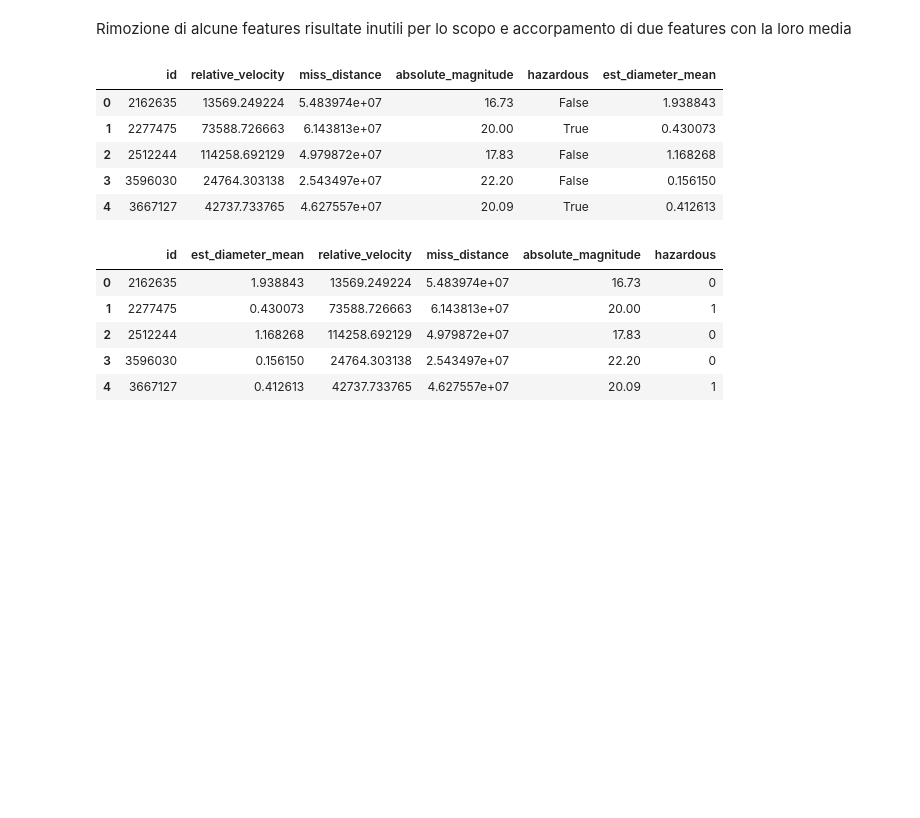
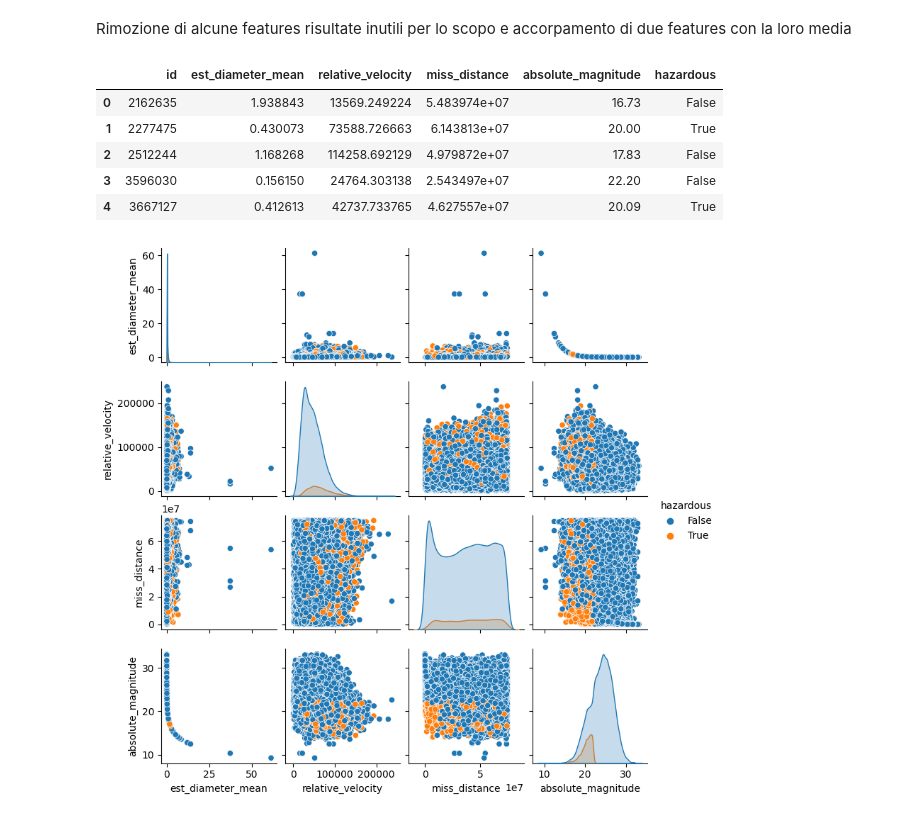
Before and after one commit to Giut0/NASA-NEO-Project, a Jupyter notebook: data_pre-proscessing.ipynb, the cells around one changed output. Cells and saved outputs as stored; diff of their text form; code cells hidden in the pictures; blank space fills up the shorter version.

```diff
--- a/data_pre-proscessing.ipynb
+++ b/data_pre-proscessing.ipynb
@@ -26,11 +22,15 @@ Rimozione di alcune features risultate inutili per lo scopo e accorpamento di du
 data["est_diameter_mean"] = (data["est_diameter_max"] + data["est_diameter_min"])/2
 # Drop unusefulls features
 data = data.drop(columns=["est_diameter_min", "est_diameter_max", "name", "orbiting_body", "sentry_object"])
+#Change th position of columns
+cols = data.columns.to_list()
+cols = [cols[0]] + [cols[5]] + cols[1:5]
+data = data[cols]
 data.head()
 # %% [output]
-|  | id | relative_velocity | miss_distance | absolute_magnitude | hazardous | est_diameter_mean |
-| 0 | 2162635 | 13569.249224 | 5.483974e+07 | 16.73 | False | 1.938843 |
-| 1 | 2277475 | 73588.726663 | 6.143813e+07 | 20.00 | True | 0.430073 |
-| 2 | 2512244 | 114258.692129 | 4.979872e+07 | 17.83 | False | 1.168268 |
-| 3 | 3596030 | 24764.303138 | 2.543497e+07 | 22.20 | False | 0.156150 |
-| 4 | 3667127 | 42737.733765 | 4.627557e+07 | 20.09 | True | 0.412613 |
+|  | id | est_diameter_mean | relative_velocity | miss_distance | absolute_magnitude | hazardous |
+| 0 | 2162635 | 1.938843 | 13569.249224 | 5.483974e+07 | 16.73 | False |
+| 1 | 2277475 | 0.430073 | 73588.726663 | 6.143813e+07 | 20.00 | True |
+| 2 | 2512244 | 1.168268 | 114258.692129 | 4.979872e+07 | 17.83 | False |
+| 3 | 3596030 | 0.156150 | 24764.303138 | 2.543497e+07 | 22.20 | False |
+| 4 | 3667127 | 0.412613 | 42737.733765 | 4.627557e+07 | 20.09 | True |
@@ -42,18 +37,10 @@ data = data[cols]
-# %%
-#Map True and False into 1 and 0
-from sklearn.preprocessing import LabelEncoder
-
-label_encoder_hazardous = LabelEncoder()
-data['hazardous'] = label_encoder_hazardous.fit_transform(data['hazardous'])
-data.head()
-# %% [output]
-|  | id | est_diameter_mean | relative_velocity | miss_distance | absolute_magnitude | hazardous |
-| 0 | 2162635 | 1.938843 | 13569.249224 | 5.483974e+07 | 16.73 | 0 |
-| 1 | 2277475 | 0.430073 | 73588.726663 | 6.143813e+07 | 20.00 | 1 |
-| 2 | 2512244 | 1.168268 | 114258.692129 | 4.979872e+07 | 17.83 | 0 |
-| 3 | 3596030 | 0.156150 | 24764.303138 | 2.543497e+07 | 22.20 | 0 |
-| 4 | 3667127 | 0.412613 | 42737.733765 | 4.627557e+07 | 20.09 | 1 |
 # %%
 # Save processd data into new file
 data.to_csv("data/NEO_v2_refined.csv", index=False)
+# %%
+# Data visualization for highlight the unbalancing
+data_plot = sns.pairplot(data.drop(columns=["id"]), hue='hazardous', size=2)
+data_plot.figure.savefig("img/data_plot.png")
+# %% [output]
+[figure, added]
 # %%
```
Also changed, not shown: parts of 9 cells of this notebook, 15 other files.
